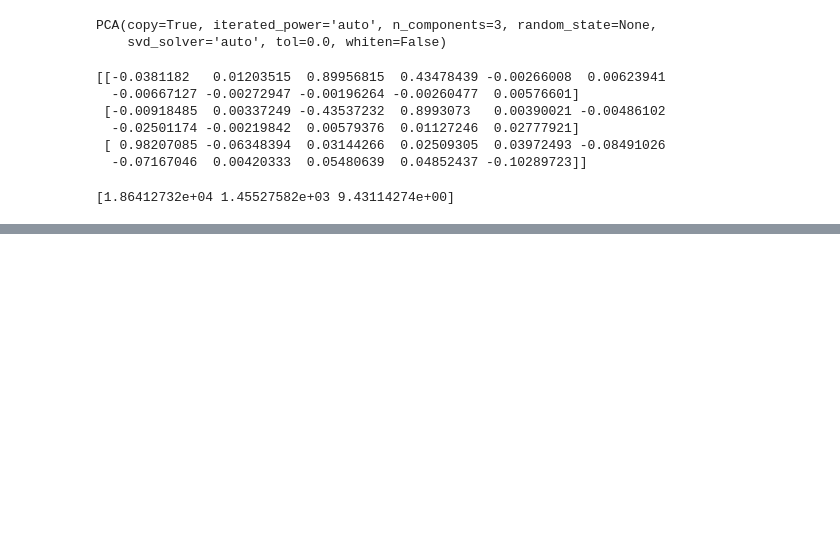
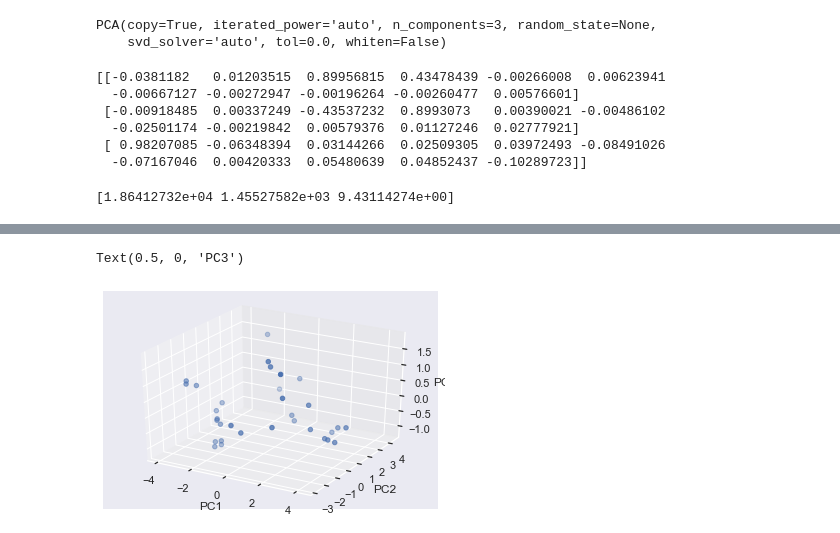
Before and after one commit to akhic/MTH-552, a Jupyter notebook: Question_2.ipynb, the cells around one changed output, grey strips where cells are left out. Cells and saved outputs as stored; diff of their text form; code cells hidden in the pictures; blank space fills up the shorter version.

```diff
--- a/Question_2.ipynb
+++ b/Question_2.ipynb
@@ -6,3 +7,3 @@ df = pd.read_excel("cars_data.xlsx",skiprows=1)
 df = df.drop(0)
 # %%
-df = df.drop(["Car Model"],axis=1)
+dff = df.drop(["Car Model"],axis=1)
@@ -35,7 +36,7 @@ import seaborn as sns; sns.set()
 from sklearn.decomposition import PCA
 pca = PCA(n_components = 3)
 # %%
-pca.fit(df)
+pca.fit(dff)
 # %% [output]
 PCA(copy=True, iterated_power='auto', n_components=3, random_state=None,
     svd_solver='auto', tol=0.0, whiten=False)
@@ -57,5 +58,3 @@ from sklearn.preprocessing import StandardScaler
 from sklearn.pipeline import Pipeline
 
 pipeline = Pipeline([('scaling', StandardScaler()), ('pca', PCA(n_components=3))])
-# %%
-pipeline.fit_transform(df)
@@ -79,0 +61,2 @@ array([[ 6.57213203e-01,  1.73544572e+00, -6.01199210e-01],
+# %%
+PC = pipeline.fit_transform(dff)
@@ -79,0 +85,9 @@ array([[ 6.57213203e-01,  1.73544572e+00, -6.01199210e-01],
+# %%
+ax = plt.axes(projection='3d')
+ax.scatter3D(PC[:,0],PC[:,1],PC[:,2])
+ax.set_xlabel('PC1')
+ax.set_ylabel('PC2')
+ax.set_zlabel('PC3')
+# %% [output]
+Text(0.5, 0, 'PC3')
+[figure, added]
```
Also changed, not shown: parts of 41 cells of this notebook, 8 other files.
